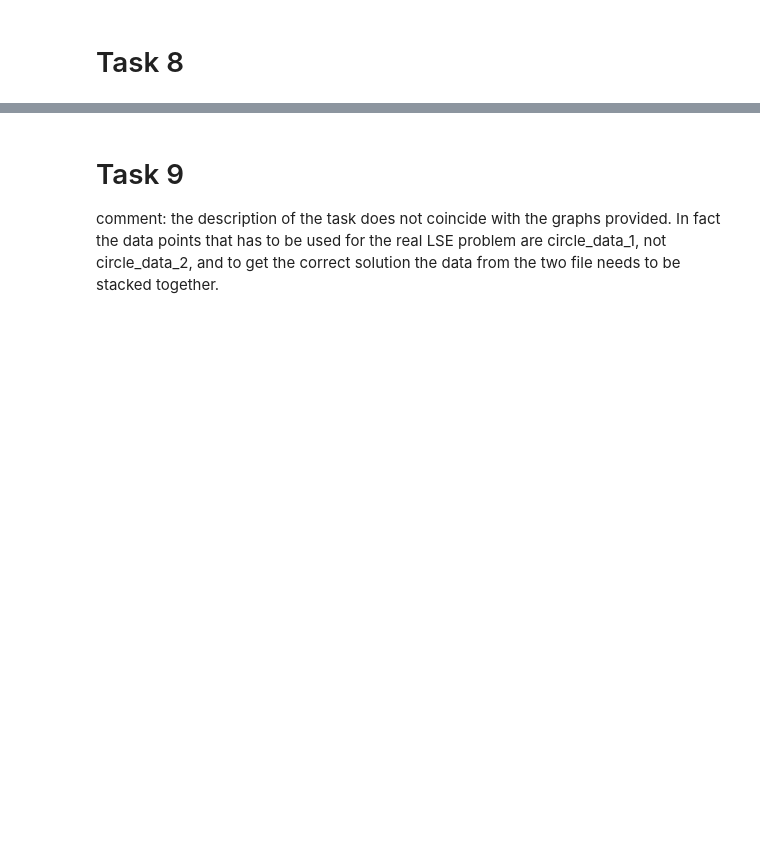
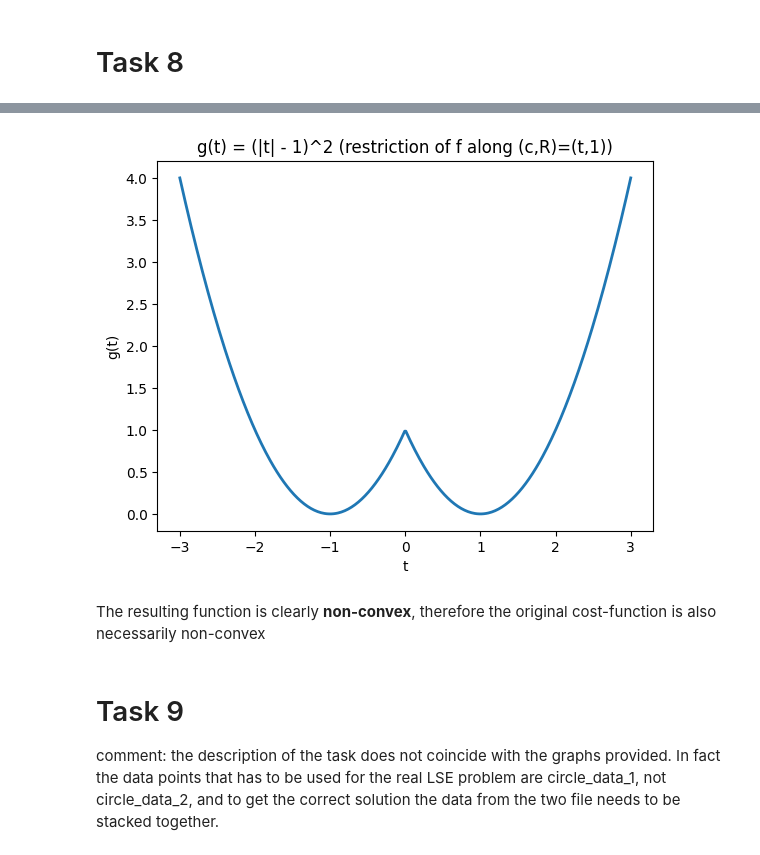
Before and after one commit to Matteo7100/OA-project, a Jupyter notebook: project_notebook.ipynb, the cells around one changed output, grey strips where cells are left out. Drawn from its saved outputs; the diff is of its cells as text; code cells hidden in the pictures; blank space fills up the shorter version.

```diff
--- a/project_notebook.ipynb
+++ b/project_notebook.ipynb
@@ -348,3 +358,21 @@ A counterexample has been found, therefore $f(c,R)$ **is non-convex**
+# %%
+import numpy as np
+import matplotlib.pyplot as plt
+
+def g(t):
+    return (np.abs(t) - 1.0)**2
+
+t = np.linspace(-3, 3, 400)
+plt.figure()
+plt.plot(t, g(t), linewidth=2)
+plt.title("g(t) = (|t| - 1)^2 (restriction of f along (c,R)=(t,1))")
+plt.xlabel("t")
+plt.ylabel("g(t)")
+plt.show()
+# %% [output]
+[figure, added]
+# %% [markdown]
+The resulting function is clearly **non-convex**, therefore the original cost-function is also necessarily non-convex
 # %% [markdown]
 # Task 9
 
```
Also changed, not shown: parts of 1 cell of this notebook.
